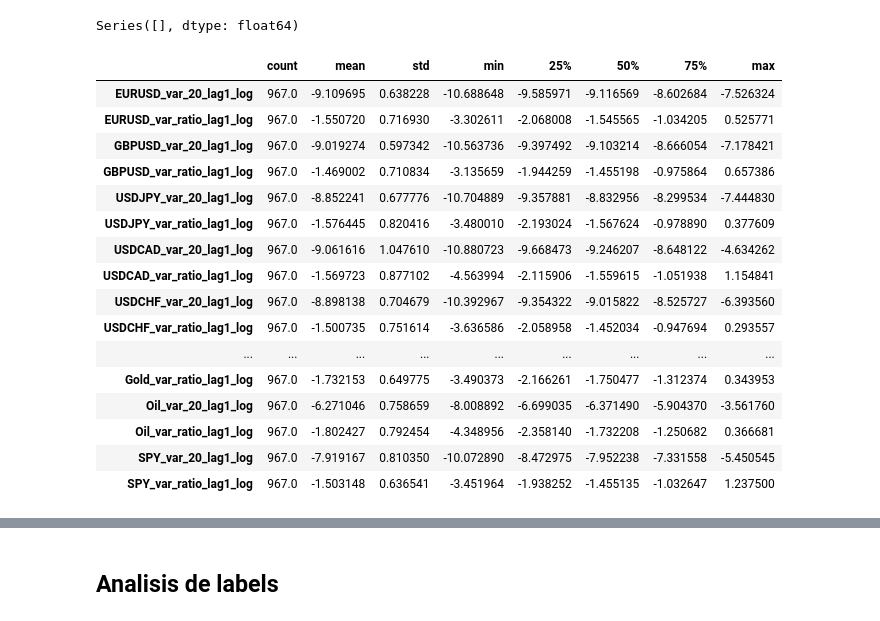
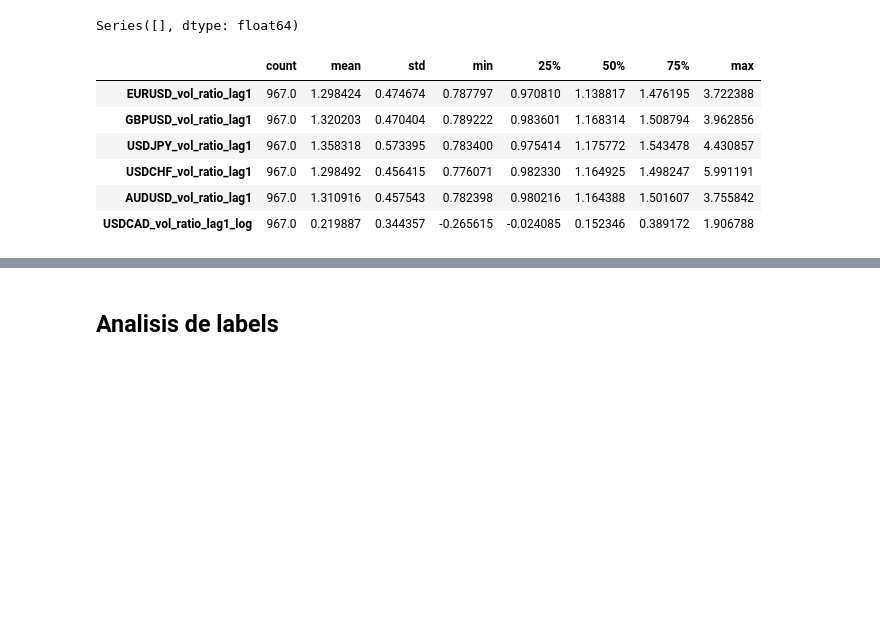
Before and after one commit to sebakremis/ForexMiner, a Jupyter notebook: notebook_EDA.ipynb, the cells around one changed output, grey strips where cells are left out. Saved outputs shown, nothing was run; the diff lists cells and outputs as text; code cells hidden in the pictures; blank space fills up the shorter version.

```diff
--- a/notebook_EDA.ipynb
+++ b/notebook_EDA.ipynb
@@ -35,28 +47,18 @@ Series([], dtype: float64)
 # %%
 # Descripcion de variables
 columnas_clean = df_clean.columns.tolist()
-cadena = "_var_"
+cadena = "_vol_ratio_"
 columnas = encontrar_columnas(columnas_target=columnas_clean, cadena=cadena)
 
 df_clean[columnas].describe().T
 # %% [output]
 |  | count | mean | std | min | 25% | 50% | 75% | max |
-| EURUSD_var_20_lag1_log | 967.0 | -9.109695 | 0.638228 | -10.688648 | -9.585971 | -9.116569 | -8.602684 | -7.526324 |
-| EURUSD_var_ratio_lag1_log | 967.0 | -1.550720 | 0.716930 | -3.302611 | -2.068008 | -1.545565 | -1.034205 | 0.525771 |
-| GBPUSD_var_20_lag1_log | 967.0 | -9.019274 | 0.597342 | -10.563736 | -9.397492 | -9.103214 | -8.666054 | -7.178421 |
-| GBPUSD_var_ratio_lag1_log | 967.0 | -1.469002 | 0.710834 | -3.135659 | -1.944259 | -1.455198 | -0.975864 | 0.657386 |
-| USDJPY_var_20_lag1_log | 967.0 | -8.852241 | 0.677776 | -10.704889 | -9.357881 | -8.832956 | -8.299534 | -7.444830 |
-| USDJPY_var_ratio_lag1_log | 967.0 | -1.576445 | 0.820416 | -3.480010 | -2.193024 | -1.567624 | -0.978890 | 0.377609 |
-| USDCAD_var_20_lag1_log | 967.0 | -9.061616 | 1.047610 | -10.880723 | -9.668473 | -9.246207 | -8.648122 | -4.634262 |
-| USDCAD_var_ratio_lag1_log | 967.0 | -1.569723 | 0.877102 | -4.563994 | -2.115906 | -1.559615 | -1.051938 | 1.154841 |
-| USDCHF_var_20_lag1_log | 967.0 | -8.898138 | 0.704679 | -10.392967 | -9.354322 | -9.015822 | -8.525727 | -6.393560 |
-| USDCHF_var_ratio_lag1_log | 967.0 | -1.500735 | 0.751614 | -3.636586 | -2.058958 | -1.452034 | -0.947694 | 0.293557 |
-| ... | ... | ... | ... | ... | ... | ... | ... | ... |
-| Gold_var_ratio_lag1_log | 967.0 | -1.732153 | 0.649775 | -3.490373 | -2.166261 | -1.750477 | -1.312374 | 0.343953 |
-| Oil_var_20_lag1_log | 967.0 | -6.271046 | 0.758659 | -8.008892 | -6.699035 | -6.371490 | -5.904370 | -3.561760 |
-| Oil_var_ratio_lag1_log | 967.0 | -1.802427 | 0.792454 | -4.348956 | -2.358140 | -1.732208 | -1.250682 | 0.366681 |
-| SPY_var_20_lag1_log | 967.0 | -7.919167 | 0.810350 | -10.072890 | -8.472975 | -7.952238 | -7.331558 | -5.450545 |
-| SPY_var_ratio_lag1_log | 967.0 | -1.503148 | 0.636541 | -3.451964 | -1.938252 | -1.455135 | -1.032647 | 1.237500 |
+| EURUSD_vol_ratio_lag1 | 967.0 | 1.298424 | 0.474674 | 0.787797 | 0.970810 | 1.138817 | 1.476195 | 3.722388 |
+| GBPUSD_vol_ratio_lag1 | 967.0 | 1.320203 | 0.470404 | 0.789222 | 0.983601 | 1.168314 | 1.508794 | 3.962856 |
+| USDJPY_vol_ratio_lag1 | 967.0 | 1.358318 | 0.573395 | 0.783400 | 0.975414 | 1.175772 | 1.543478 | 4.430857 |
+| USDCHF_vol_ratio_lag1 | 967.0 | 1.298492 | 0.456415 | 0.776071 | 0.982330 | 1.164925 | 1.498247 | 5.991191 |
+| AUDUSD_vol_ratio_lag1 | 967.0 | 1.310916 | 0.457543 | 0.782398 | 0.980216 | 1.164388 | 1.501607 | 3.755842 |
+| USDCAD_vol_ratio_lag1_log | 967.0 | 0.219887 | 0.344357 | -0.265615 | -0.024085 | 0.152346 | 0.389172 | 1.906788 |
 # %%
 # Asimetrias general
 mostrar_asimetrias(df_clean)
```
Also changed, not shown: parts of 8 cells of this notebook, 2 other files.
